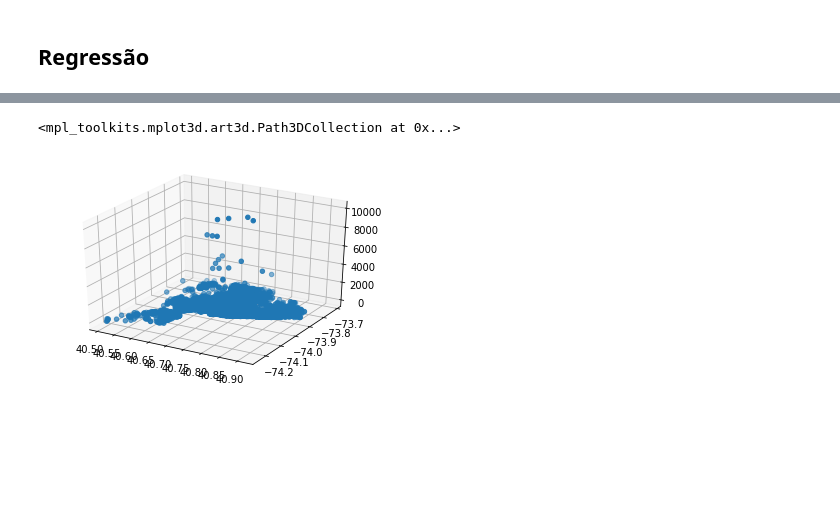
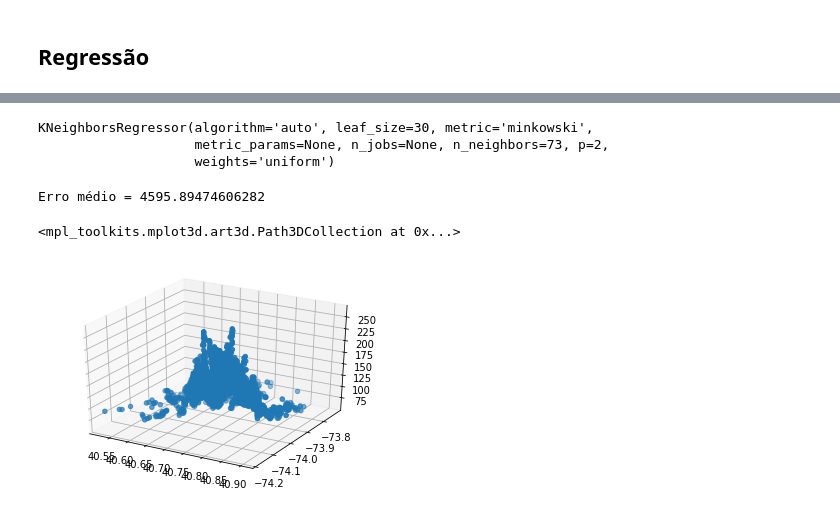
Before and after one commit to LucasPMM/Airbnb_Data_Analysis, a Jupyter notebook: Airbnb Analyzes.ipynb, the cells around one changed output, grey strips where cells are left out. Saved outputs shown, nothing was run; the diff lists cells and outputs as text; code cells hidden in the pictures; blank space fills up the shorter version.

```diff
--- a/Airbnb Analyzes.ipynb
+++ b/Airbnb Analyzes.ipynb
@@ -232,0 +202,29 @@ model.score(x, y)
+# %%
+lowerbound = np.percentile(df['price'].values, 2.5)
+upperbound = np.percentile(df['price'].values, 97.5)
+amostra = df[(df['price'] > 35) & (df['price'] < 450)]
+X = amostra[['latitude', 'longitude']]
+y = amostra['price']
+
+X_train, X_test, y_train, y_test = train_test_split(X, y, test_size=0.1)
+# %%
+melhor_k = []
+for i in range(100):
+    #Criação de treino, validação e teste
+    X_train_, X_valid, y_train_, y_valid = train_test_split(X_train, y_train, test_size=0.5)
+
+    #descobre melhor valor de k com o conjunto de validação
+    k_min_error = 0
+    min_error = np.inf
+    for k in range(13, 90, 4):
+        model = KNeighborsRegressor(n_neighbors=k)
+        model.fit(X_train_, y_train_) # treina no conjunto de treino
+        y_result_valid = model.predict(X_valid) # previsões no conjunto de validação
+
+        # Resultado com melhor acurácia!
+        error = ((y_valid - y_result_valid) ** 2).mean()
+        if error < min_error:
+            k_min_error = k
+            min_error = error
+
+    melhor_k.append(k_min_error)
@@ -233,9 +240,22 @@ model.score(x, y)
+# %%
+from scipy.stats import mode
+best_k = mode(melhor_k)[0][0]
+model = KNeighborsRegressor(n_neighbors=best_k)
+model.fit(X_train, y_train)
+# %% [output]
+KNeighborsRegressor(algorithm='auto', leaf_size=30, metric='minkowski',
+                    metric_params=None, n_jobs=None, n_neighbors=73, p=2,
+                    weights='uniform')
+# %%
+y_pred = model.predict(X_test)
+print('Erro médio = {}'.format(((y_test - y_pred) ** 2).mean()))
+# %% [output]
+Erro médio = 4595.89474606282
 # %%
 from mpl_toolkits.mplot3d import Axes3D
 fig = plt.figure()
 ax = fig.add_subplot(111, projection='3d')
-ax.scatter(df['latitude'], df['longitude'], df['price'])
-# np.corrcoef(df['price'].values, df['longitude'].values, df)
+ax.scatter(X_test['latitude'], X_test['longitude'], y_pred)
 # %% [output]
 <mpl_toolkits.mplot3d.art3d.Path3DCollection at 0x...>
-[figure, old version]
+[figure, new version]
```
Also changed, not shown: parts of 20 cells of this notebook.
